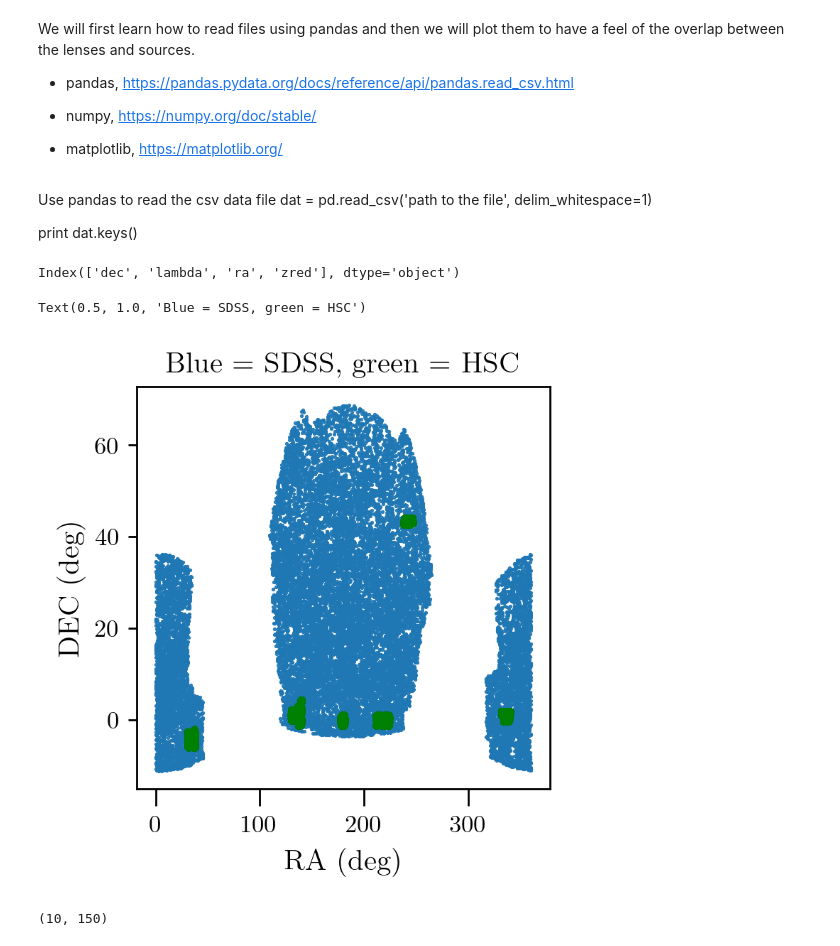
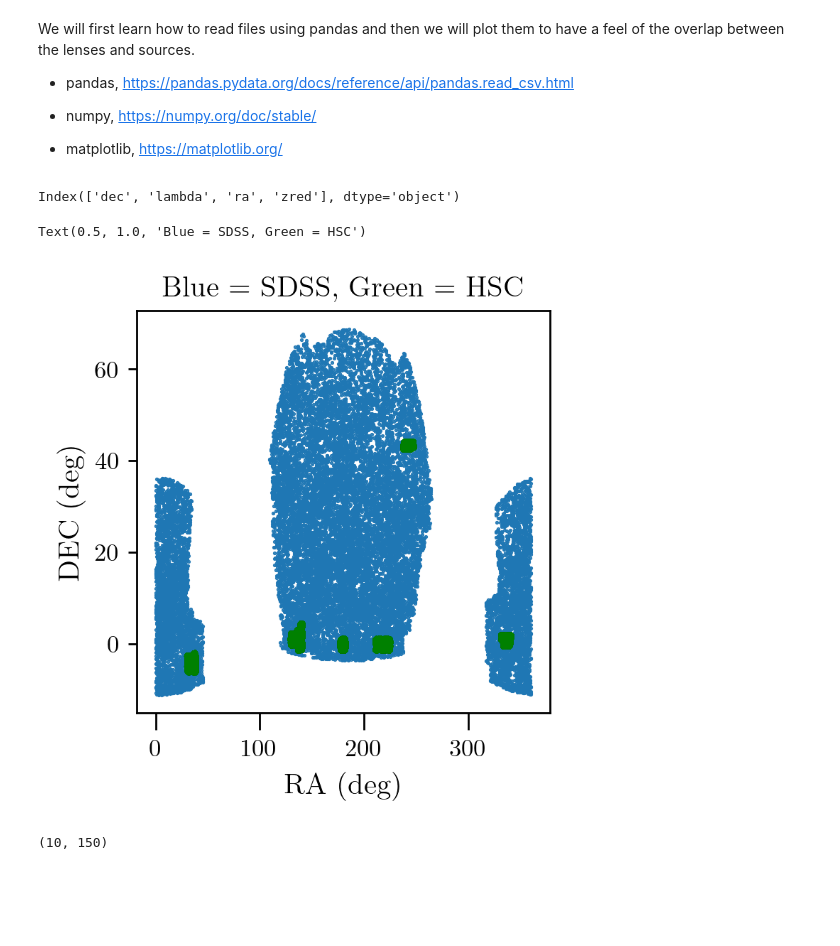
Before and after one commit to divyarana-cosmo/IAGRG_2022, a Jupyter notebook: docs/instructions.ipynb, the cells around one changed output. Drawn from its saved outputs; the diff is of its cells as text; code cells hidden in the pictures; blank space fills up the shorter version.

```diff
--- a/docs/instructions.ipynb
+++ b/docs/instructions.ipynb
@@ -72,28 +75,23 @@ import numpy as np
 import matplotlib.pyplot as plt
 plt.rcParams['figure.figsize'] = [3,3]
 plt.rcParams['figure.dpi'] = 250
-# %% [markdown]
-Use pandas to read the csv data file
-dat = pd.read_csv('path to the file', delim_whitespace=1)
-
-print dat.keys()
 # %%
 lenses = pd.read_csv('../../weakpipe/DataStore/redmapper.dat', delim_whitespace=1)
 print(lenses.keys())
 plt.plot(lenses['ra'], lenses['dec'], '.', ms=1.0)
 
 from glob import glob
 sflist = glob('../../weakpipe/DataStore/hsc/*.dat')
 for fil in sflist:
     src = pd.read_csv(fil, delim_whitespace=1)
     plt.plot(src['ragal'], src['decgal'], 'g.', ms=1.0)
 plt.xlabel('RA  (deg)')
 plt.ylabel('DEC (deg)')
-plt.title('Blue = SDSS, green = HSC')
+plt.title('Blue = SDSS, Green = HSC')
 # %% [output]
 Index(['dec', 'lambda', 'ra', 'zred'], dtype='object')
-Text(0.5, 1.0, 'Blue = SDSS, green = HSC')
+Text(0.5, 1.0, 'Blue = SDSS, Green = HSC')
-[figure, old version]
+[figure, new version]
 # %%
 plt.plot(lenses['zred'], lenses['lambda'], '.', ms=1.0)
 plt.xlabel(r'$z_{\rm red}$')
```
Also changed, not shown: parts of 1 cell of this notebook, 19 other files.
